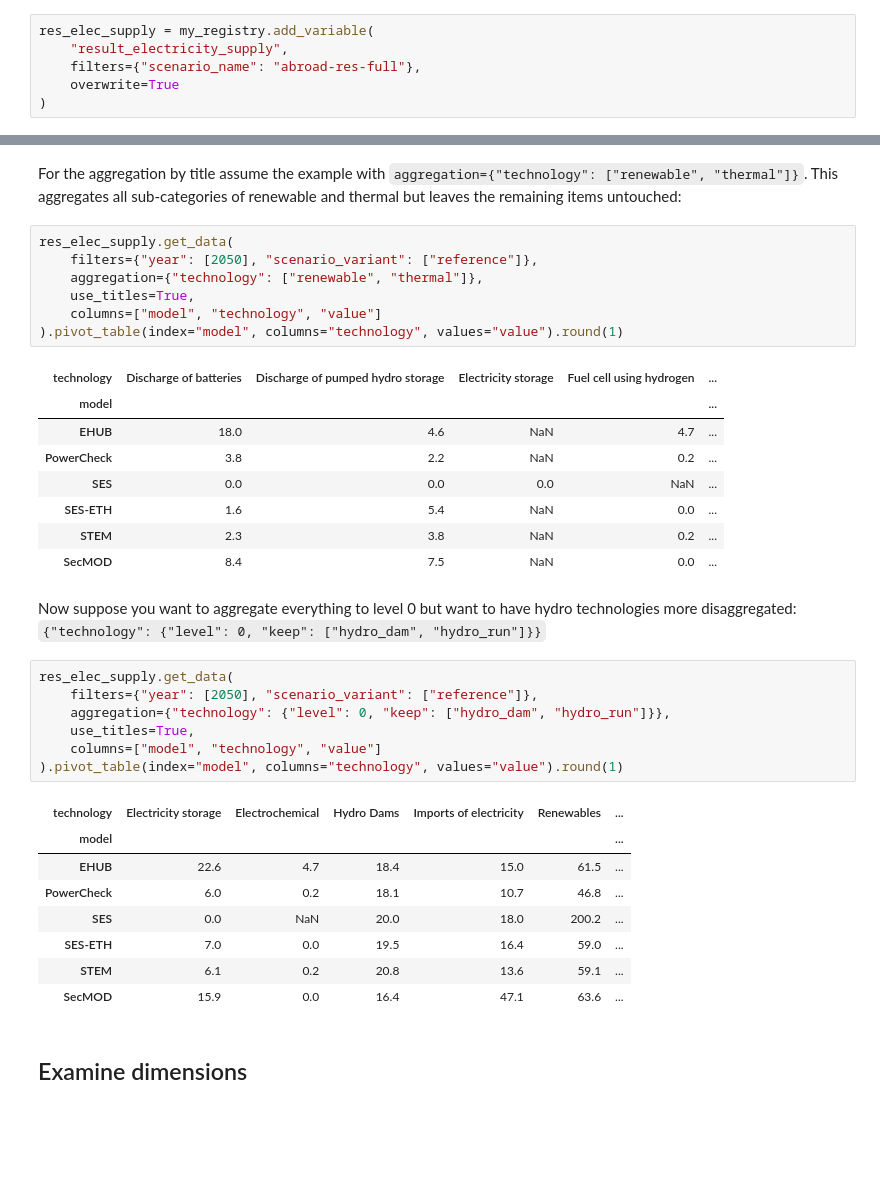
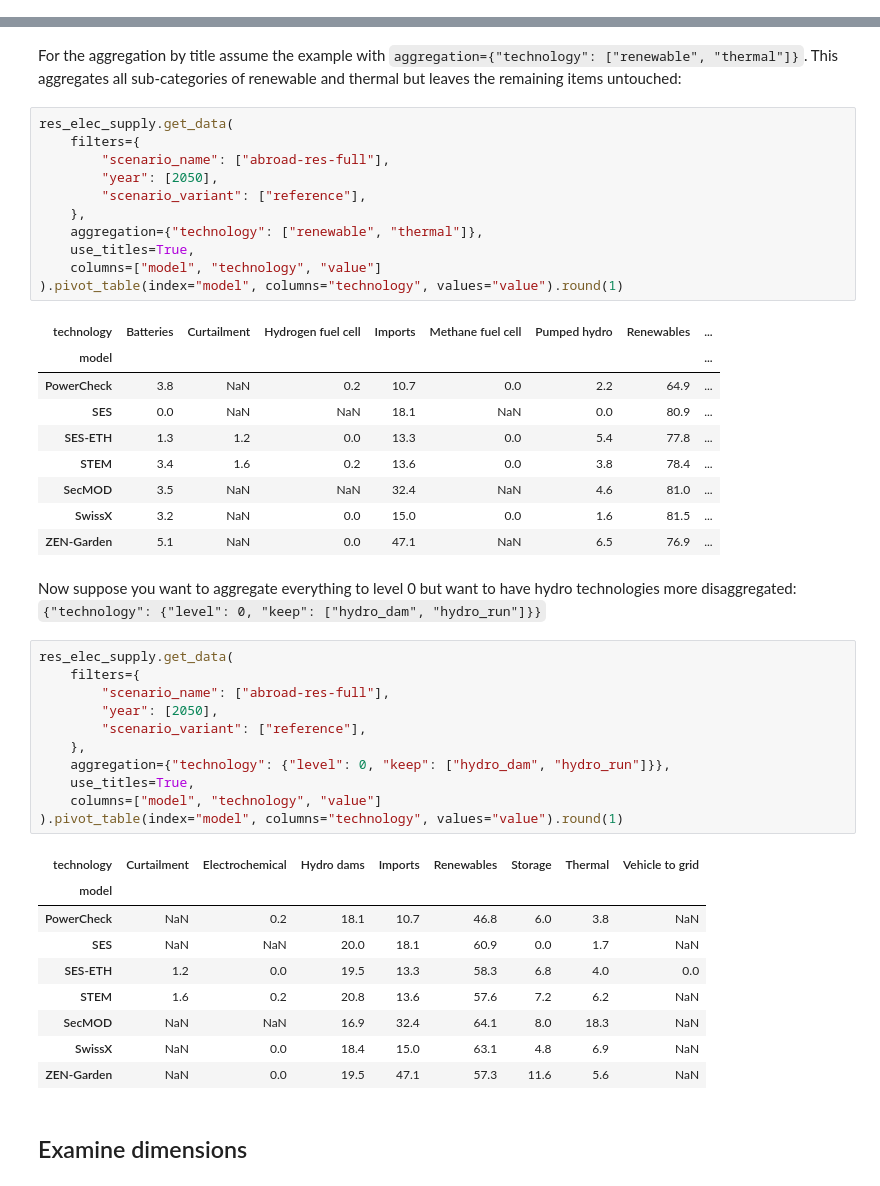
Before and after one commit to sweet-cross/crosscontract, a Jupyter notebook: notebooks/registry_tutorial.ipynb, the cells around one changed output, grey strips where cells are left out. Saved outputs shown, nothing was run; the diff lists cells and outputs as text; blank space fills up the shorter version.

```diff
--- a/notebooks/registry_tutorial.ipynb
+++ b/notebooks/registry_tutorial.ipynb
@@ -80,9 +68,3 @@ fetches the data from the CROSS platform.
-# %%
-res_elec_supply = my_registry.add_variable(
-    "result_electricity_supply",
-    filters={"scenario_name": "abroad-res-full"},
-    overwrite=True
-)
 # %% [markdown]
 ## Assessing data
 # %% [markdown]
@@ -148,38 +135,48 @@ aggregates all sub-categories of renewable and thermal but leaves the remaining
 untouched:
 # %%
 res_elec_supply.get_data(
-    filters={"year": [2050], "scenario_variant": ["reference"]},
+    filters={
+        "scenario_name": ["abroad-res-full"],
+        "year": [2050],
+        "scenario_variant": ["reference"],
+    },
     aggregation={"technology": ["renewable", "thermal"]},
     use_titles=True,
     columns=["model", "technology", "value"]
 ).pivot_table(index="model", columns="technology", values="value").round(1)
 # %% [output]
-| technology | Discharge of batteries | Discharge of pumped hydro storage | Electricity storage | Fuel cell using hydrogen | ... |
-| model |  |  |  |  | ... |
-| EHUB | 18.0 | 4.6 | NaN | 4.7 | ... |
-| PowerCheck | 3.8 | 2.2 | NaN | 0.2 | ... |
-| SES | 0.0 | 0.0 | 0.0 | NaN | ... |
-| SES-ETH | 1.6 | 5.4 | NaN | 0.0 | ... |
-| STEM | 2.3 | 3.8 | NaN | 0.2 | ... |
-| SecMOD | 8.4 | 7.5 | NaN | 0.0 | ... |
+| technology | Batteries | Curtailment | Hydrogen fuel cell | Imports | Methane fuel cell | Pumped hydro | Renewables | ... |
+| model |  |  |  |  |  |  |  | ... |
+| PowerCheck | 3.8 | NaN | 0.2 | 10.7 | 0.0 | 2.2 | 64.9 | ... |
+| SES | 0.0 | NaN | NaN | 18.1 | NaN | 0.0 | 80.9 | ... |
+| SES-ETH | 1.3 | 1.2 | 0.0 | 13.3 | 0.0 | 5.4 | 77.8 | ... |
+| STEM | 3.4 | 1.6 | 0.2 | 13.6 | 0.0 | 3.8 | 78.4 | ... |
+| SecMOD | 3.5 | NaN | NaN | 32.4 | NaN | 4.6 | 81.0 | ... |
+| SwissX | 3.2 | NaN | 0.0 | 15.0 | 0.0 | 1.6 | 81.5 | ... |
+| ZEN-Garden | 5.1 | NaN | 0.0 | 47.1 | NaN | 6.5 | 76.9 | ... |
 # %% [markdown]
 Now suppose you want to aggregate everything to level 0 but want to have hydro technologies more disaggregated: `{"technology": {"level": 0, "keep": ["hydro_dam", "hydro_run"]}}`
 # %%
 res_elec_supply.get_data(
-    filters={"year": [2050], "scenario_variant": ["reference"]},
+    filters={
+        "scenario_name": ["abroad-res-full"],
+        "year": [2050],
+        "scenario_variant": ["reference"],
+    },
     aggregation={"technology": {"level": 0, "keep": ["hydro_dam", "hydro_run"]}},
     use_titles=True,
     columns=["model", "technology", "value"]
 ).pivot_table(index="model", columns="technology", values="value").round(1)
 # %% [output]
-| technology | Electricity storage | Electrochemical | Hydro Dams | Imports of electricity | Renewables | ... |
-| model |  |  |  |  |  | ... |
-| EHUB | 22.6 | 4.7 | 18.4 | 15.0 | 61.5 | ... |
-| PowerCheck | 6.0 | 0.2 | 18.1 | 10.7 | 46.8 | ... |
-| SES | 0.0 | NaN | 20.0 | 18.0 | 200.2 | ... |
-| SES-ETH | 7.0 | 0.0 | 19.5 | 16.4 | 59.0 | ... |
-| STEM | 6.1 | 0.2 | 20.8 | 13.6 | 59.1 | ... |
-| SecMOD | 15.9 | 0.0 | 16.4 | 47.1 | 63.6 | ... |
+| technology | Curtailment | Electrochemical | Hydro dams | Imports | Renewables | Storage | Thermal | Vehicle to grid |
+| model |  |  |  |  |  |  |  |  |
+| PowerCheck | NaN | 0.2 | 18.1 | 10.7 | 46.8 | 6.0 | 3.8 | NaN |
+| SES | NaN | NaN | 20.0 | 18.1 | 60.9 | 0.0 | 1.7 | NaN |
+| SES-ETH | 1.2 | 0.0 | 19.5 | 13.3 | 58.3 | 6.8 | 4.0 | 0.0 |
+| STEM | 1.6 | 0.2 | 20.8 | 13.6 | 57.6 | 7.2 | 6.2 | NaN |
+| SecMOD | NaN | NaN | 16.9 | 32.4 | 64.1 | 8.0 | 18.3 | NaN |
+| SwissX | NaN | 0.0 | 18.4 | 15.0 | 63.1 | 4.8 | 6.9 | NaN |
+| ZEN-Garden | NaN | 0.0 | 19.5 | 47.1 | 57.3 | 11.6 | 5.6 | NaN |
 # %% [markdown]
 ## Examine dimensions
 # %% [markdown]
```
Also changed, not shown: parts of 7 cells of this notebook, 1 other file.
